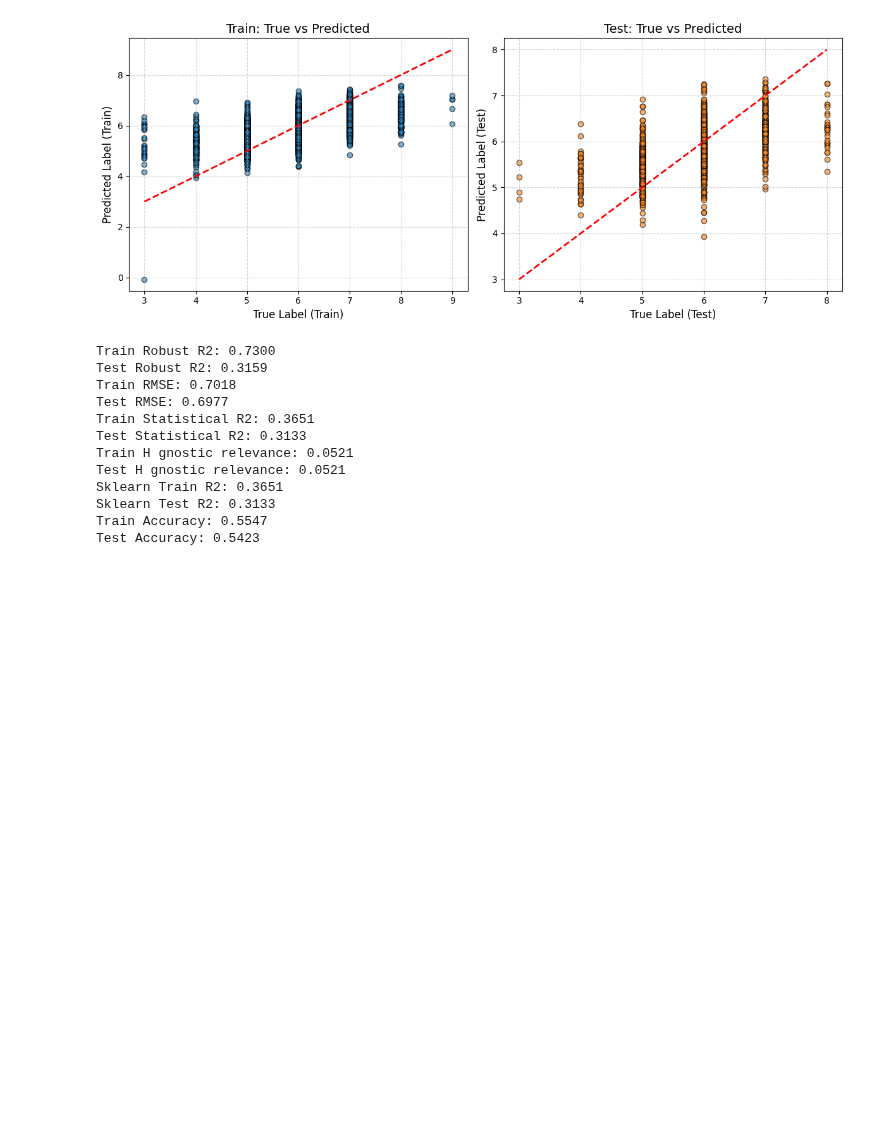
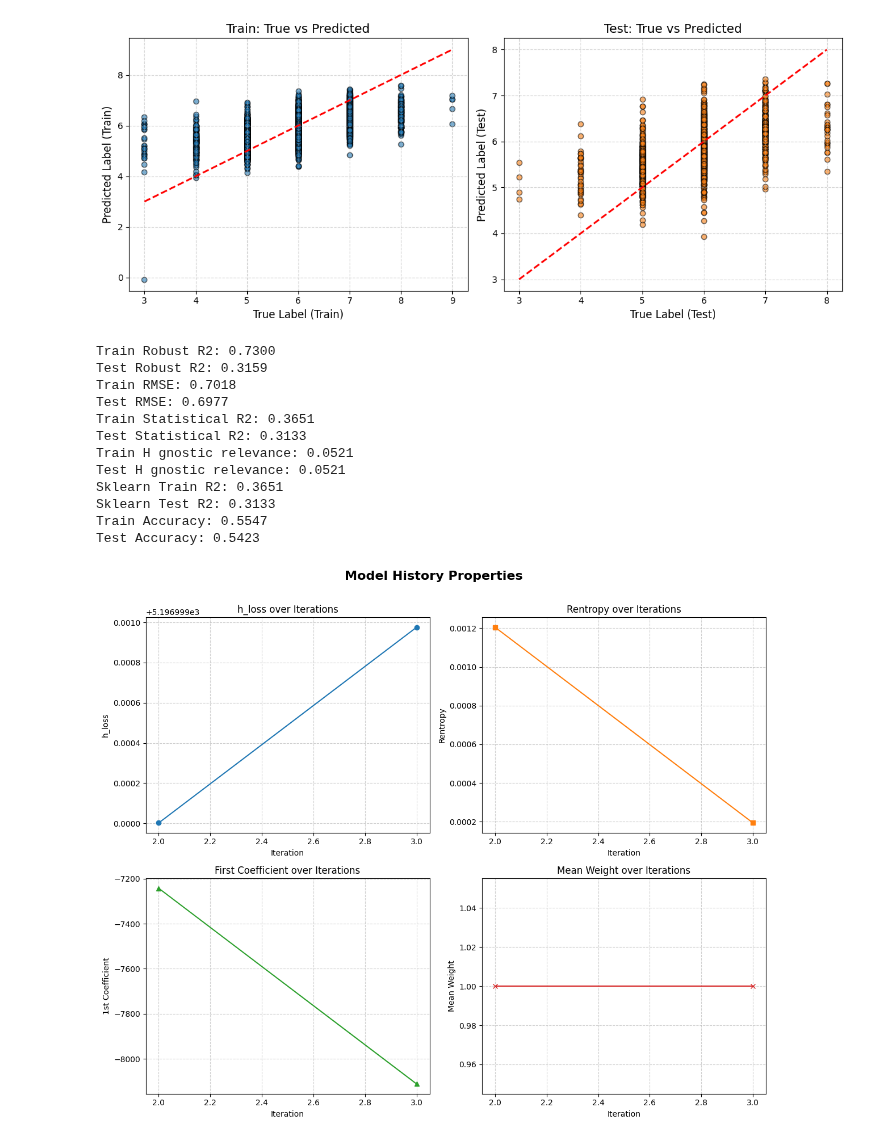
Before and after one commit to MachineGnostics/machinegnostics, a Jupyter notebook: examples/example_2_polyreg.ipynb, the cells around one changed output. Drawn from its saved outputs; the diff is of its cells as text; code cells hidden in the pictures; blank space fills up the shorter version.

```diff
--- a/examples/example_1_polyreg.ipynb
+++ b/examples/example_2_polyreg.ipynb
@@ -68,7 +74,7 @@ X_train, X_test, y_train, y_test = train_test_split(X, y, test_size=0.2, random_
 # importing machinegnostics regressor model
 from machinegnostics.models import RobustRegressor
 
-rr = RobustRegressor(degree=2, verbose=True, tol=1e-2)
+rr = RobustRegressor(degree=2, verbose=True, early_stopping=True)
 
 rr.fit(X_train, y_train)
 # %% [output]
@@ -200,3 +174,49 @@ Sklearn Train R2: 0.3651
 Sklearn Test R2: 0.3133
 Train Accuracy: 0.5547
 Test Accuracy: 0.5423
+# %%
+import matplotlib.pyplot as plt
+import numpy as np
+
+history = rr._history
+
+# Remove entries with None for plotting
+history_valid = [h for h in history if h['h_loss'] is not None]
+
+iterations = [h['iteration'] for h in history_valid]
+h_loss = [h['h_loss'] for h in history_valid]
+rentropy = [h['rentropy'] for h in history_valid]
+coef_0 = [h['coefficients'][0] for h in history_valid]
+mean_weights = [np.mean(h['weights']) for h in history_valid]
+
+fig, axes = plt.subplots(2, 2, figsize=(12, 10))
+
+axes[0, 0].plot(iterations, h_loss, marker='o', color='tab:blue')
+axes[0, 0].set_title('h_loss over Iterations')
+axes[0, 0].set_xlabel('Iteration')
+axes[0, 0].set_ylabel('h_loss')
+axes[0, 0].grid(True, linestyle='--', alpha=0.6)
+
+axes[0, 1].plot(iterations, rentropy, marker='s', color='tab:orange')
+axes[0, 1].set_title('Rentropy over Iterations')
+axes[0, 1].set_xlabel('Iteration')
+axes[0, 1].set_ylabel('Rentropy')
+axes[0, 1].grid(True, linestyle='--', alpha=0.6)
+
+axes[1, 0].plot(iterations, coef_0, marker='^', color='tab:green')
+axes[1, 0].set_title('First Coefficient over Iterations')
+axes[1, 0].set_xlabel('Iteration')
+axes[1, 0].set_ylabel('1st Coefficient')
+axes[1, 0].grid(True, linestyle='--', alpha=0.6)
+
+axes[1, 1].plot(iterations, mean_weights, marker='x', color='tab:red')
+axes[1, 1].set_title('Mean Weight over Iterations')
+axes[1, 1].set_xlabel('Iteration')
+axes[1, 1].set_ylabel('Mean Weight')
+axes[1, 1].grid(True, linestyle='--', alpha=0.6)
+
+plt.suptitle('Model History Properties', fontsize=16, fontweight='bold')
+plt.tight_layout(rect=[0, 0, 1, 0.97])
+plt.show()
+# %% [output]
+[figure, added]
```
Also changed, not shown: parts of 4 cells of this notebook, 15 other files.
